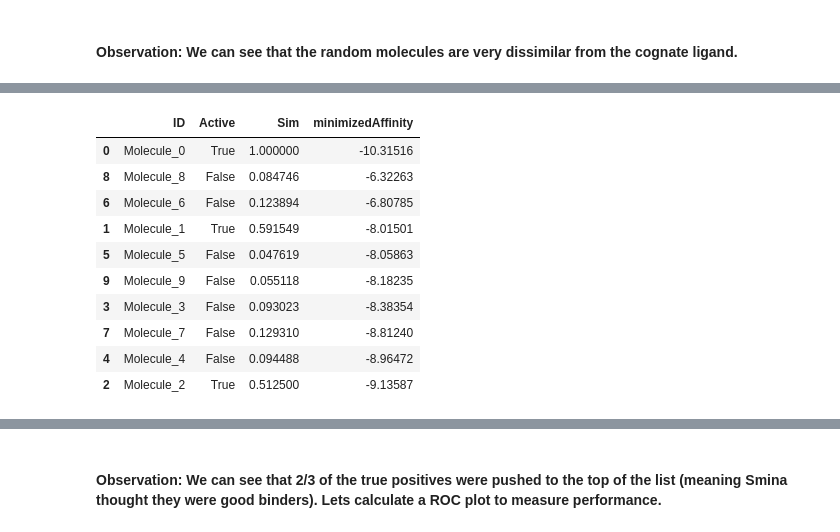
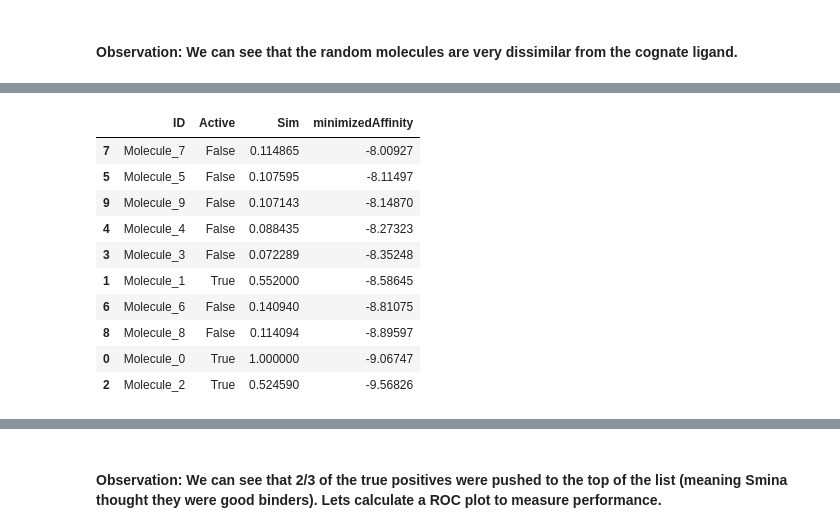
Before and after one commit to Steve-Cheney/Cheminformatics, a Jupyter notebook: rbif-110-a6/a6.ipynb, the cells around one changed output, grey strips where cells are left out. Cells and saved outputs as stored; diff of their text form; code cells hidden in the pictures.

```diff
--- a/rbif-110-a6/a6.ipynb
+++ b/rbif-110-a6/a6.ipynb
@@ -618,7 +635,10 @@ Action Type
 # %%
 #Take only rows with pChembl > 8
-actives=pd.DataFrame(meldata.loc[meldata['pChEMBL Value'] > 8]['Smiles'])
-cognate=pd.DataFrame({"Smiles":["CC(=O)NCCc1c2cc(ccc2[nH]c1c3ccccc3)OC"]}) #melatonin
+alk_binders_df = alk_binders_df.rename(columns={"Canonical SMILES": "Smiles"})
+alk_binders_df["pChEMBL Value"] = pd.to_numeric(alk_binders_df["pChEMBL Value"], errors='coerce')
+
+actives=pd.DataFrame(alk_binders_df.loc[alk_binders_df['pChEMBL Value'] > 8]['Smiles'])
+cognate=pd.DataFrame({"Smiles":["CC(C)Oc1cc(C2CCN(C)CC2)c(C)cc1Nc3nc(Nc4ccccc4[S](=O)(=O)C(C)C)c5c[nH]nc5n3"]}) #4LO
 
 actives=pd.concat([actives,cognate]) # Make sure that we add the cognate ligand to the actives list
 
@@ -627,7 +647,7 @@ actives=pd.concat([actives,cognate]) # Make sure that we add the cognate ligand
 from rdkit import DataStructs
 
 fpgen = AllChem.GetMorganGenerator()
-query = Chem.MolFromSmiles('CC(=O)NCCc1c2cc(ccc2[nH]c1c3ccccc3)OC')
+query = Chem.MolFromSmiles('CC(C)Oc1cc(C2CCN(C)CC2)c(C)cc1Nc3nc(Nc4ccccc4[S](=O)(=O)C(C)C)c5c[nH]nc5n3')
 queryfp = fpgen.GetFingerprint(query)
 
 sim=[]
@@ -839,6 +866,6 @@ Loop time 143.561
 # %%
 #now load the results
-vsresults = PandasTools.LoadSDF("virtualscreen.sdf")
+vsresults = PandasTools.LoadSDF("Week6-VirtualLibrary.sdf")
 
 merged=vsmols.merge(vsresults, left_on="ID",right_on="ID")
 merged=merged[['ID','Active','Sim','minimizedAffinity']] #We can clean up a few of the columns
@@ -848,14 +885,14 @@ merged
 |  | ID | Active | Sim | minimizedAffinity |
-| 0 | Molecule_0 | True | 1.000000 | -10.31516 |
-| 8 | Molecule_8 | False | 0.084746 | -6.32263 |
-| 6 | Molecule_6 | False | 0.123894 | -6.80785 |
-| 1 | Molecule_1 | True | 0.591549 | -8.01501 |
-| 5 | Molecule_5 | False | 0.047619 | -8.05863 |
-| 9 | Molecule_9 | False | 0.055118 | -8.18235 |
-| 3 | Molecule_3 | False | 0.093023 | -8.38354 |
-| 7 | Molecule_7 | False | 0.129310 | -8.81240 |
-| 4 | Molecule_4 | False | 0.094488 | -8.96472 |
-| 2 | Molecule_2 | True | 0.512500 | -9.13587 |
+| 7 | Molecule_7 | False | 0.114865 | -8.00927 |
+| 5 | Molecule_5 | False | 0.107595 | -8.11497 |
+| 9 | Molecule_9 | False | 0.107143 | -8.14870 |
+| 4 | Molecule_4 | False | 0.088435 | -8.27323 |
+| 3 | Molecule_3 | False | 0.072289 | -8.35248 |
+| 1 | Molecule_1 | True | 0.552000 | -8.58645 |
+| 6 | Molecule_6 | False | 0.140940 | -8.81075 |
+| 8 | Molecule_8 | False | 0.114094 | -8.89597 |
+| 0 | Molecule_0 | True | 1.000000 | -9.06747 |
+| 2 | Molecule_2 | True | 0.524590 | -9.56826 |
 # %%
 #Something looks wrong here - have to make sure that the score column (MinimizedAffinity is treated as a number)
 merged['minimizedAffinity']=merged['minimizedAffinity'].astype('float64')
```
Also changed, not shown: parts of 16 cells of this notebook, 6 other files.
